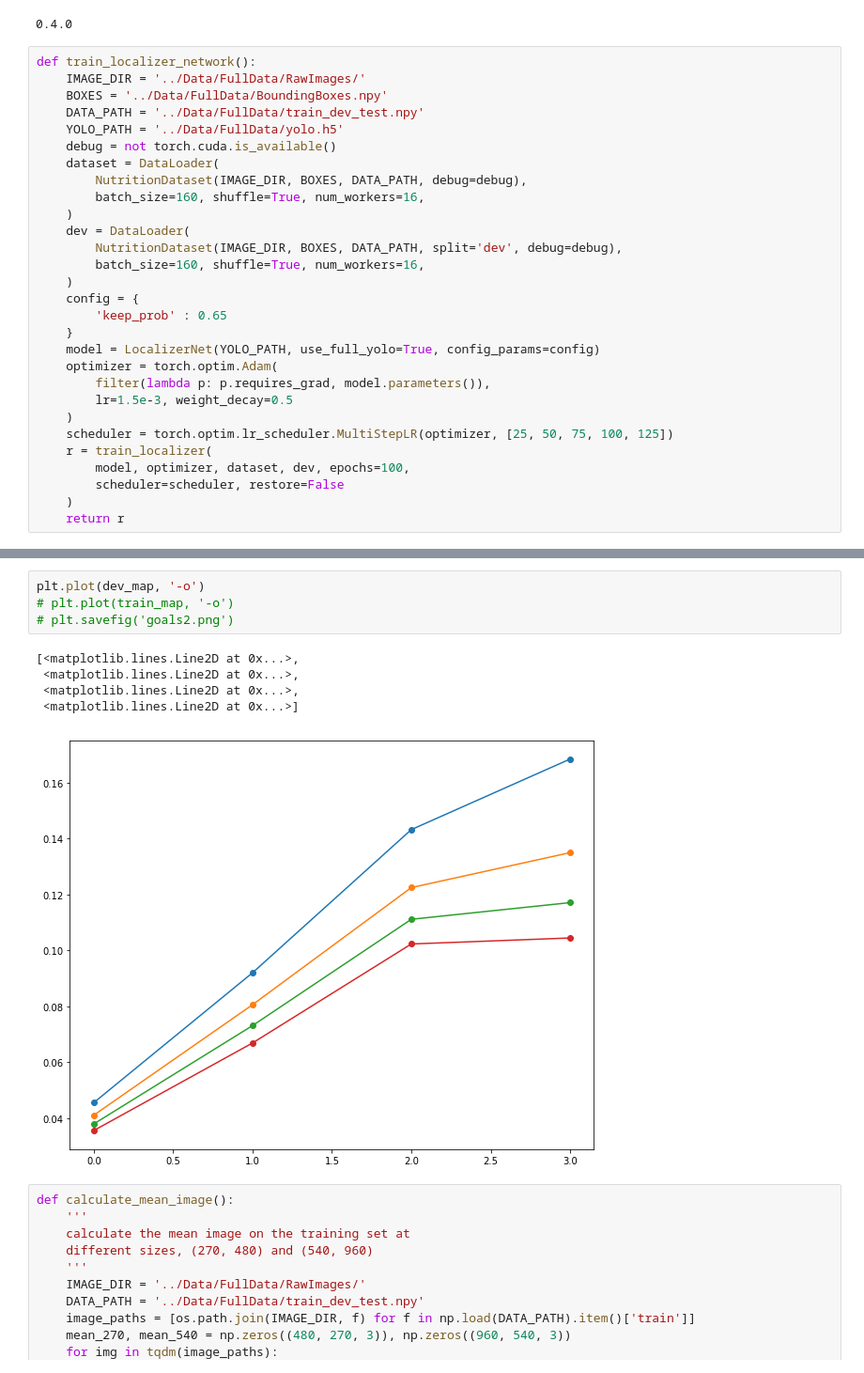
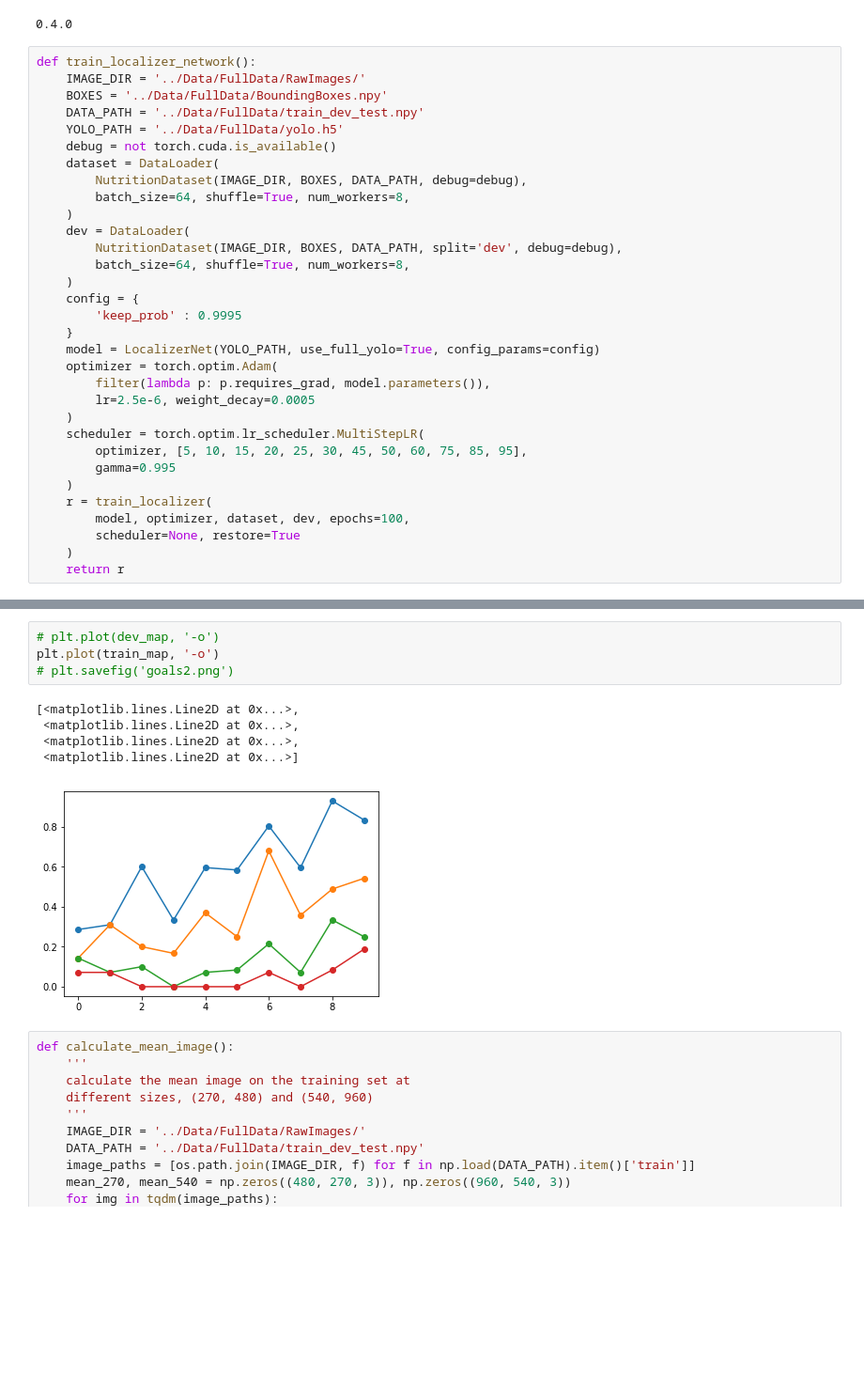
Before and after one commit to jlikhuva/NutritionProject, a Jupyter notebook: Localizer/prototypes.ipynb, the cells around one changed output, grey strips where cells are left out. Shown at 94% size. Saved outputs shown, nothing was run; the diff lists cells and outputs as text; blank space fills up the shorter version.

```diff
--- a/Localizer/prototypes.ipynb
+++ b/Localizer/prototypes.ipynb
@@ -47,24 +47,27 @@ def train_localizer_network():
     debug = not torch.cuda.is_available()
     dataset = DataLoader(
         NutritionDataset(IMAGE_DIR, BOXES, DATA_PATH, debug=debug),
-        batch_size=160, shuffle=True, num_workers=16,
+        batch_size=64, shuffle=True, num_workers=8,
     )
     dev = DataLoader(
         NutritionDataset(IMAGE_DIR, BOXES, DATA_PATH, split='dev', debug=debug),
-        batch_size=160, shuffle=True, num_workers=16,
+        batch_size=64, shuffle=True, num_workers=8,
     )
     config = {
-        'keep_prob' : 0.65
+        'keep_prob' : 0.9995
     }
     model = LocalizerNet(YOLO_PATH, use_full_yolo=True, config_params=config)
     optimizer = torch.optim.Adam(
         filter(lambda p: p.requires_grad, model.parameters()),
-        lr=1.5e-3, weight_decay=0.5
+        lr=2.5e-6, weight_decay=0.0005
     )
-    scheduler = torch.optim.lr_scheduler.MultiStepLR(optimizer, [25, 50, 75, 100, 125])
+    scheduler = torch.optim.lr_scheduler.MultiStepLR(
+        optimizer, [5, 10, 15, 20, 25, 30, 45, 50, 60, 75, 85, 95],
+        gamma=0.995
+    )
     r = train_localizer(
         model, optimizer, dataset, dev, epochs=100,
-        scheduler=scheduler, restore=False
+        scheduler=None, restore=True
     )
     return r
 # %%
@@ -133,13 +121,13 @@ plot(train_losses, dev_losses, title='Loss Curves')
 # %%
-plt.plot(dev_map, '-o')
-# plt.plot(train_map, '-o')
+# plt.plot(dev_map, '-o')
+plt.plot(train_map, '-o')
 # plt.savefig('goals2.png')
 # %% [output]
 [<matplotlib.lines.Line2D at 0x...>,
  <matplotlib.lines.Line2D at 0x...>,
  <matplotlib.lines.Line2D at 0x...>,
  <matplotlib.lines.Line2D at 0x...>]
-[figure, old version]
+[figure, new version]
 # %%
 def calculate_mean_image():
     '''
```
Also changed, not shown: parts of 4 cells of this notebook, 2 other files.
